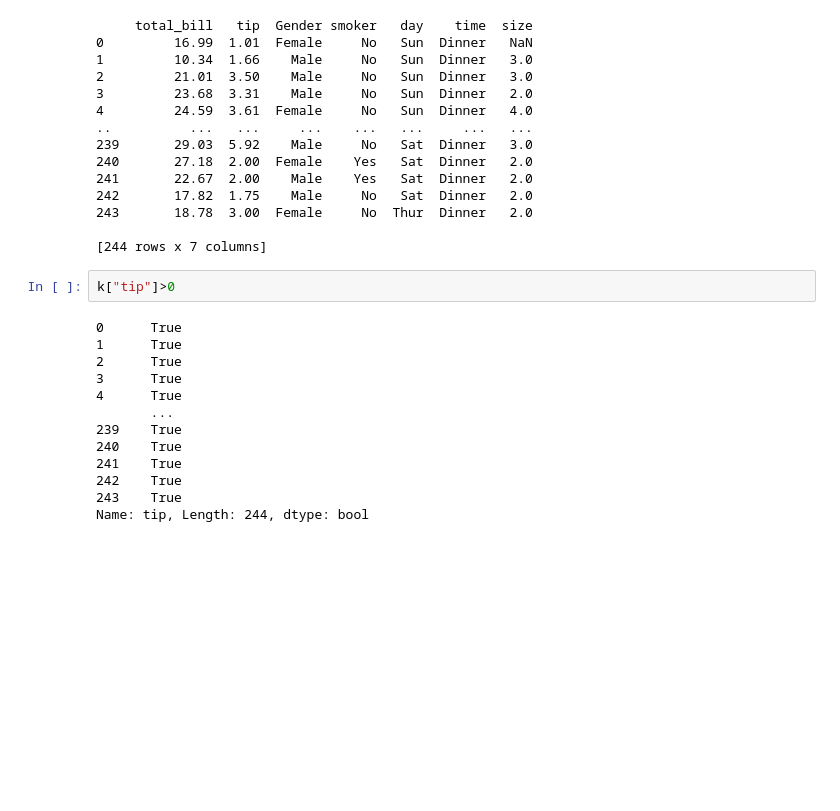
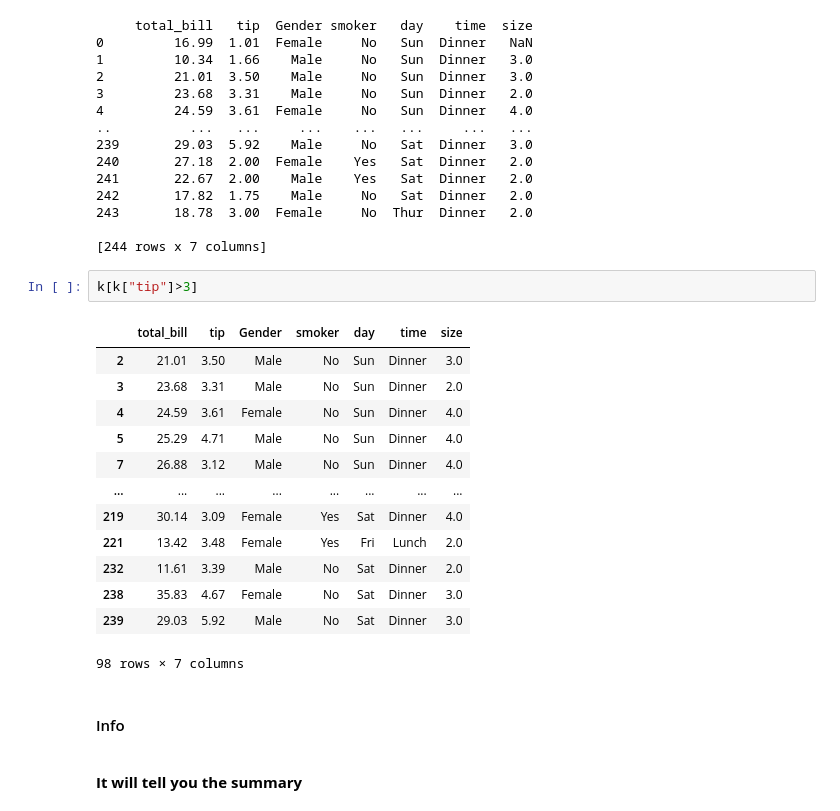
Before and after one commit to harsh4214/Foundation-of-Machine-Learning, a Jupyter notebook: pandass.ipynb, the cells around one changed output. Cells and saved outputs as stored; diff of their text form; blank space fills up the shorter version.

```diff
--- a/pandass.ipynb
+++ b/pandass.ipynb
@@ -19,17 +20,20 @@ print(k)
 
 [244 rows x 7 columns]
 # %%
-k["tip"]>0
+k[k["tip"]>3]
 # %% [output]
+|  | total_bill | tip | Gender | smoker | day | time | size |
+| 2 | 21.01 | 3.50 | Male | No | Sun | Dinner | 3.0 |
+| 3 | 23.68 | 3.31 | Male | No | Sun | Dinner | 2.0 |
+| 4 | 24.59 | 3.61 | Female | No | Sun | Dinner | 4.0 |
+| 5 | 25.29 | 4.71 | Male | No | Sun | Dinner | 4.0 |
+| 7 | 26.88 | 3.12 | Male | No | Sun | Dinner | 4.0 |
+| ... | ... | ... | ... | ... | ... | ... | ... |
+| 219 | 30.14 | 3.09 | Female | Yes | Sat | Dinner | 4.0 |
+| 221 | 13.42 | 3.48 | Female | Yes | Fri | Lunch | 2.0 |
+| 232 | 11.61 | 3.39 | Male | No | Sat | Dinner | 2.0 |
+| 238 | 35.83 | 4.67 | Female | No | Sat | Dinner | 3.0 |
+| 239 | 29.03 | 5.92 | Male | No | Sat | Dinner | 3.0 |
-0      True
-1      True
-2      True
-3      True
-4      True
-       ...
-239    True
-240    True
-241    True
-242    True
-243    True
-Name: tip, Length: 244, dtype: bool
+98 rows × 7 columns
+# %% [markdown]
+<h4> Info</h4><br><b>It will tell you the summary
```
Also changed, not shown: parts of 24 cells of this notebook, 1 other file.
